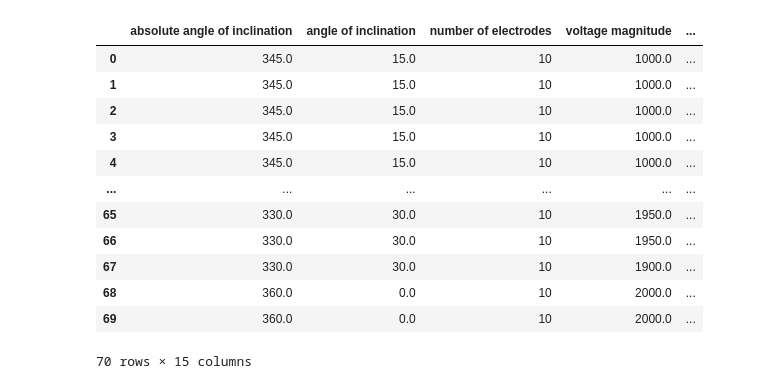
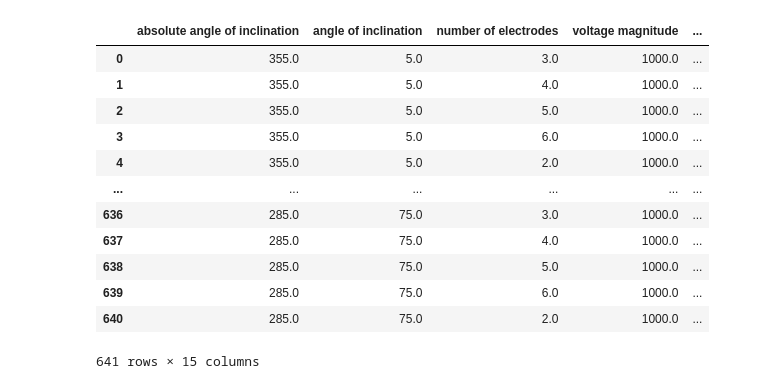
Before and after one commit to Kalpit-Vadnerkar/DL-GPU-Electrostatic-Sieve, a Jupyter notebook: Data_Processing.ipynb, the cells around one changed output. Drawn from its saved outputs; the diff is of its cells as text; code cells hidden in the pictures.

```diff
--- a/Data_Processing.ipynb
+++ b/Data_Processing.ipynb
@@ -2,52 +2,52 @@
 import os
 import pandas as pd
 
-Folder_name = "Sample dataset"
-File_name = "data1_set.txt"
+Folder_name = "Sample Dataset"
+File_name = "data_set_main1.txt"
 
 File_path = os.path.join(Folder_name, File_name)
 # Open the file
 file = open(File_path, 'r')
 
 # Split the text data into lines
 lines = file.readlines()
 
 # Extract the column names from the header line
 column_names = lines[0].strip().split('|')
 column_names = [col.strip() for col in column_names]
 
 # Create a list of rows
 rows = []
 for line in lines[2:]:  # Skip the header and column names lines
     if line.strip():
         row = line.strip().split()
         rows.append(row)
 
 # Create a pandas DataFrame from the list of rows
 data = pd.DataFrame(rows, columns=column_names)
 
 # Convert the data types of the columns
 data = data.astype({
-    'absolute angle of inclination': float, 'angle of inclination': float, 'number of electrodes': int,
-    'voltage magnitude': float, 'voltage frequency': int,'electrode dimension': float,
-    'x pitch': float, 'number of phases': int, 'grain mass density': float,
+    'absolute angle of inclination': float, 'angle of inclination': float, 'number of electrodes': float,
+    'voltage magnitude': float, 'voltage frequency': float,'electrode dimension': float,
+    'x pitch': float, 'number of phases': float, 'grain mass density': float,
     'mesh size': float, 'gravity': float, 'phase shift': float,
     'maximum classified radius': float,'distance between dust generation and first electrode': float,
     'yield': float
 })
 
 data
 # %% [output]
 |  | absolute angle of inclination | angle of inclination | number of electrodes | voltage magnitude | ... |
-| 0 | 345.0 | 15.0 | 10 | 1000.0 | ... |
-| 1 | 345.0 | 15.0 | 10 | 1000.0 | ... |
-| 2 | 345.0 | 15.0 | 10 | 1000.0 | ... |
-| 3 | 345.0 | 15.0 | 10 | 1000.0 | ... |
-| 4 | 345.0 | 15.0 | 10 | 1000.0 | ... |
+| 0 | 355.0 | 5.0 | 3.0 | 1000.0 | ... |
+| 1 | 355.0 | 5.0 | 4.0 | 1000.0 | ... |
+| 2 | 355.0 | 5.0 | 5.0 | 1000.0 | ... |
+| 3 | 355.0 | 5.0 | 6.0 | 1000.0 | ... |
+| 4 | 355.0 | 5.0 | 2.0 | 1000.0 | ... |
 | ... | ... | ... | ... | ... | ... |
-| 65 | 330.0 | 30.0 | 10 | 1950.0 | ... |
-| 66 | 330.0 | 30.0 | 10 | 1950.0 | ... |
-| 67 | 330.0 | 30.0 | 10 | 1900.0 | ... |
-| 68 | 360.0 | 0.0 | 10 | 2000.0 | ... |
-| 69 | 360.0 | 0.0 | 10 | 2000.0 | ... |
+| 636 | 285.0 | 75.0 | 3.0 | 1000.0 | ... |
+| 637 | 285.0 | 75.0 | 4.0 | 1000.0 | ... |
+| 638 | 285.0 | 75.0 | 5.0 | 1000.0 | ... |
+| 639 | 285.0 | 75.0 | 6.0 | 1000.0 | ... |
+| 640 | 285.0 | 75.0 | 2.0 | 1000.0 | ... |
-70 rows × 15 columns
+641 rows × 15 columns
```
Also changed, not shown: parts of 2 cells of this notebook, 1 other file.
